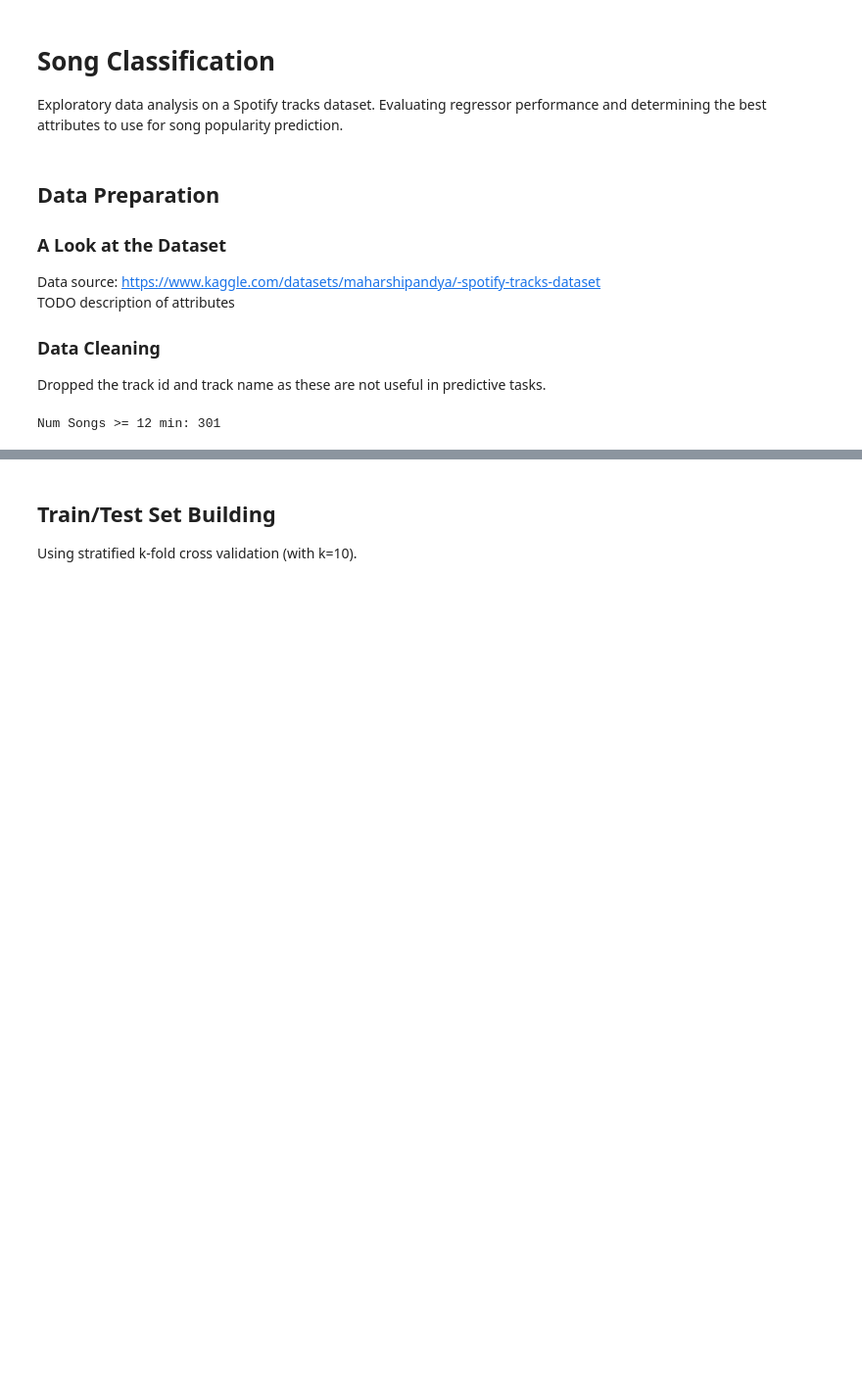
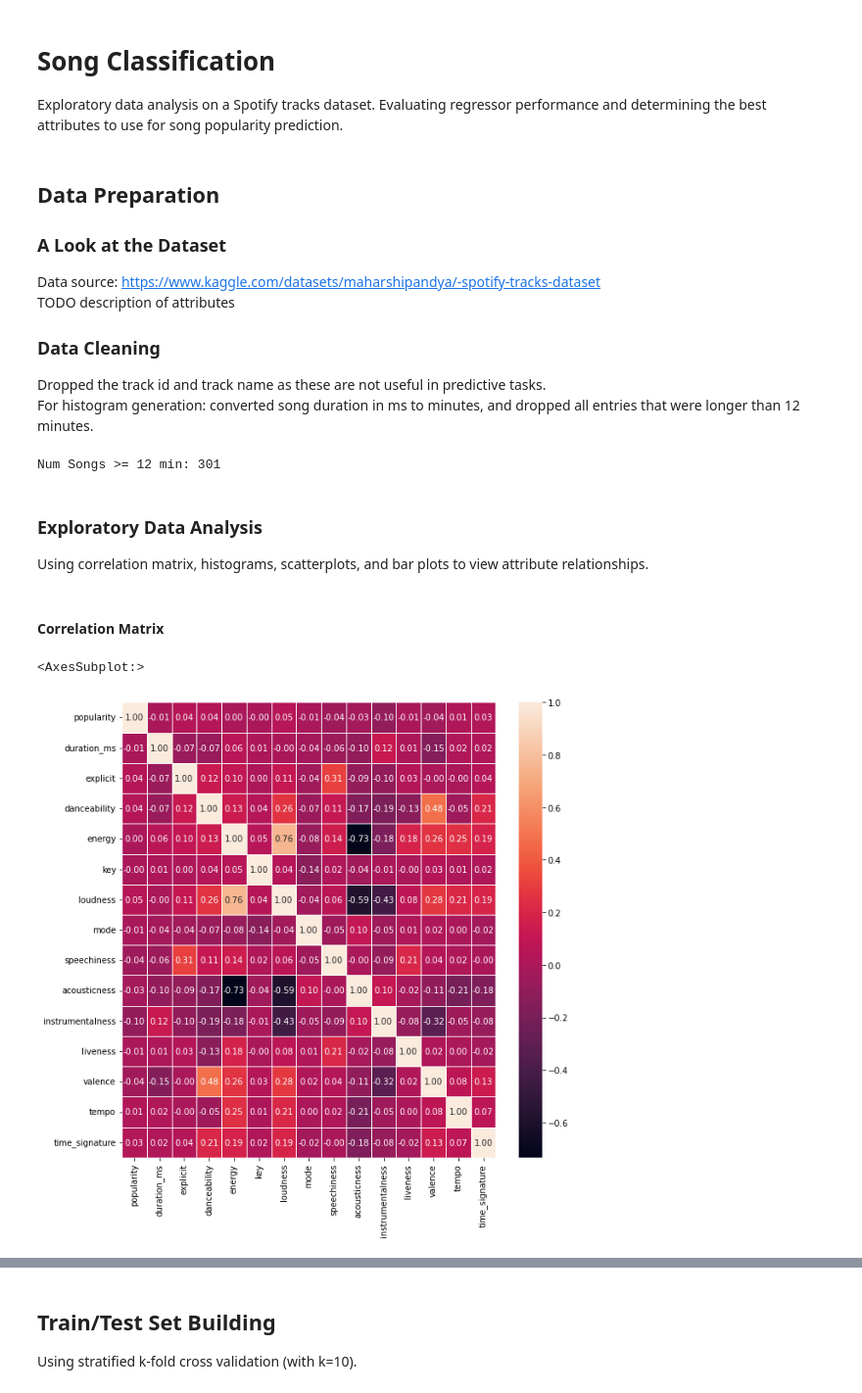
Before and after one commit to ebodenbender/Music-Popularity-Classification, a Jupyter notebook: song-classication.ipynb, the cells around one changed output, grey strips where cells are left out. Shown: that part at 98% size. Saved outputs shown, nothing was run; the diff lists cells and outputs as text; code cells hidden in the pictures; blank space fills up the shorter version.

Commit message:
added correlation heatmap

```diff
--- a/song-classication.ipynb
+++ b/song-classication.ipynb
@@ -16,6 +18,7 @@ TODO description of attributes
 
 ### Data Cleaning
 Dropped the track id and track name as these are not useful in predictive tasks.
+For histogram generation: converted song duration in ms to minutes, and dropped all entries that were longer than 12 minutes.
 # %%
 songs = pd.read_csv("input_data/dataset.csv")
 
@@ -52,5 +52,17 @@ duration_minutes = duration_minutes[:(((len(duration_minutes)) - 1) - 301)]
 # %% [output]
 Num Songs >= 12 min: 301
+# %% [markdown]
+### Exploratory Data Analysis
+Using correlation matrix, histograms, scatterplots, and bar plots to view attribute relationships.
+# %% [markdown]
+#### Correlation Matrix
+# %%
+correlation_matrix = songs.corr()
+fig, ax = plt.subplots(figsize=(10,10))
+sn.heatmap(correlation_matrix, annot=True, linewidth=1, fmt=".2f")
+# %% [output]
+<AxesSubplot:>
+[figure, added]
 # %%
 # generate histograms
 plot_utils.make_histogram(duration_minutes, "Distribution of Duration", "Duration (minutes)", "Count")
```
Also changed, not shown: parts of 5 cells of this notebook.
